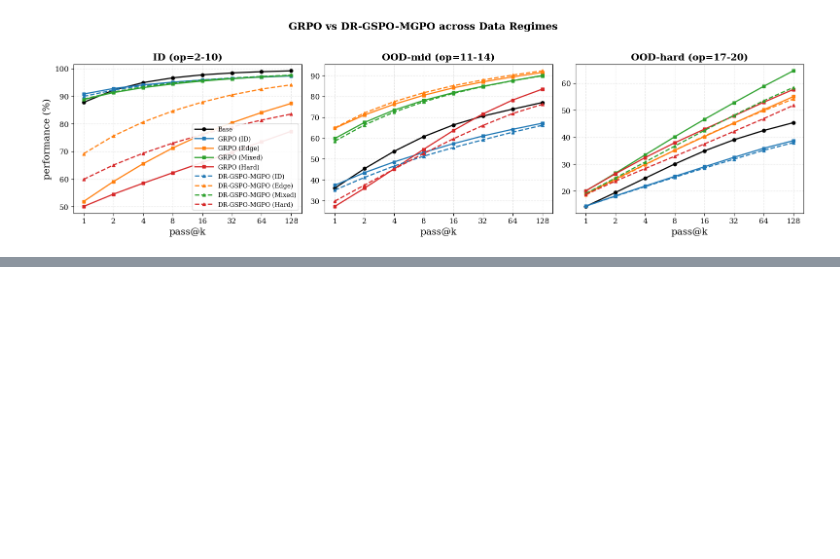
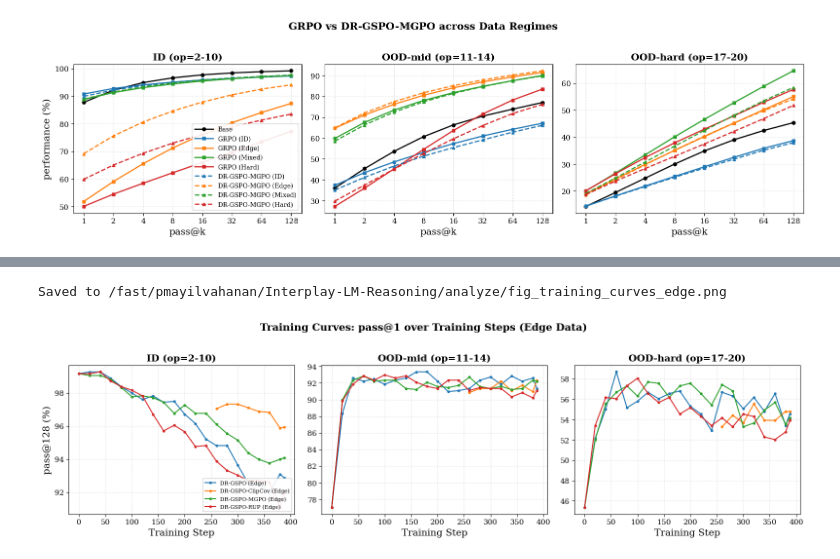
Before and after one commit to FanfeiLi/Interplay-LM-Reasoning, a Jupyter notebook: analyze/results.ipynb, the cells around one changed output, grey strips where cells are left out. Saved outputs shown, nothing was run; the diff lists cells and outputs as text; code cells hidden in the pictures; blank space fills up the shorter version.

```diff
--- a/analyze/results.ipynb
+++ b/analyze/results.ipynb
@@ -444,0 +623,27 @@ Saved to /fast/pmayilvahanan/Interplay-LM-Reasoning/analyze/fig_grpo_vs_mgpo.png
+# %%
+# ── Plot 9: Training curves for Edge data regime ─────────────────────────────
+
+training_runs_edge = [
+    "dr_gspo_edge",
+    "dr_gspo_clip_cov_edge",
+    "dr_gspo_mgpo_edge",
+    "dr_gspo_rup_edge",
+]
+
+training_colors_edge = {
+    "DR-GSPO (Edge)":          "#1f77b4",
+    "DR-GSPO-ClipCov (Edge)":  "#ff7f0e",
+    "DR-GSPO-MGPO (Edge)":     "#2ca02c",
+    "DR-GSPO-RUP (Edge)":      "#d62728",
+}
+
+fig9 = plot_training_curves(
+    training_runs_edge,
+    k=128,
+    title="Training Curves: pass@1 over Training Steps (Edge Data)",
+    colors=training_colors_edge,
+    save_path="/fast/pmayilvahanan/Interplay-LM-Reasoning/analyze/fig_training_curves_edge.png",
+)
+# %% [output]
+Saved to /fast/pmayilvahanan/Interplay-LM-Reasoning/analyze/fig_training_curves_edge.png
+[figure, added]
```
Also changed, not shown: parts of 9 cells of this notebook, 8 other files.
